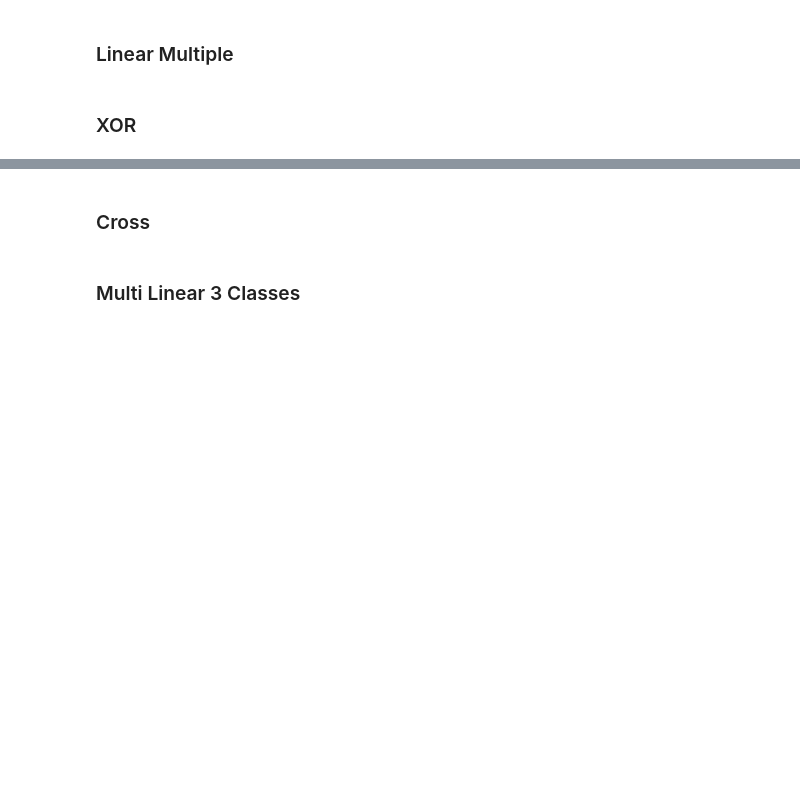
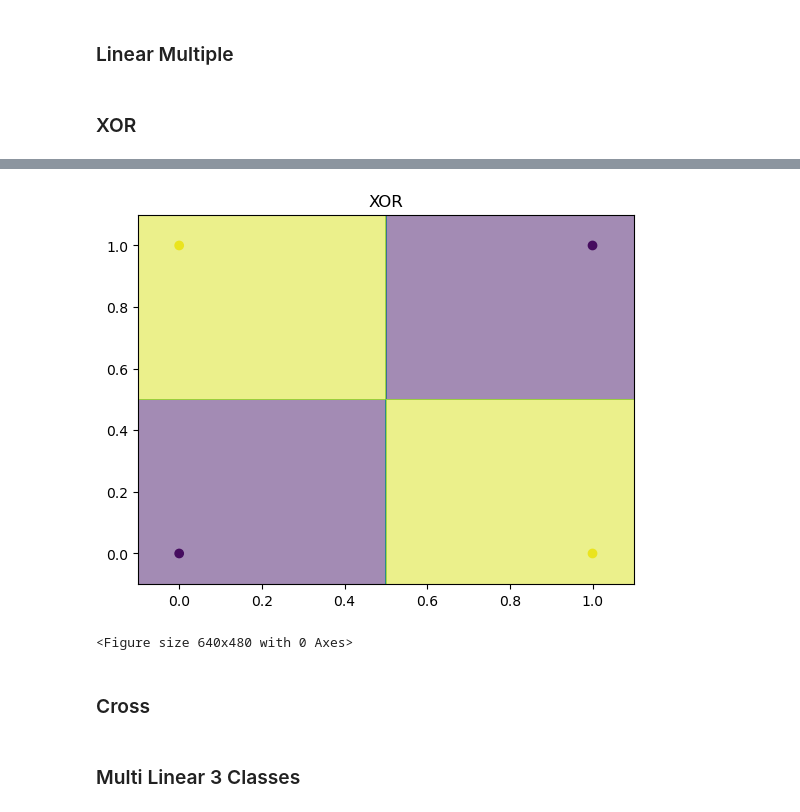
Before and after one commit to alia-team/ai, a Jupyter notebook: python/rbf.ipynb, the cells around one changed output, grey strips where cells are left out. Saved outputs shown, nothing was run; the diff lists cells and outputs as text; code cells hidden in the pictures; blank space fills up the shorter version.

```diff
--- a/python/rbf.ipynb
+++ b/python/rbf.ipynb
@@ -111,18 +119,21 @@ model: RBF = RBF(
 )
 # %%
 gamma: float = 0.1
-max_iterations: int = 1000
+max_iterations: int = 1
 model.fit(gamma, max_iterations)
 # %%
 plt.scatter([p[0] for p in training_dataset], [p[1] for p in training_dataset], c=[l[0] for l in labels])
-x = np.linspace(0, 1, 300)
-y = np.linspace(0, 1, 300)
+x = np.linspace(-0.1, 1.1, 300)
+y = np.linspace(-0.1, 1.1, 300)
 X, Y = np.meshgrid(x, y)
 Z = np.array([[1 if model.predict([x, y])[0]>0 else -1 for x in x] for y in y])
 plt.contourf(X, Y, Z, alpha=0.5)
 plt.title('XOR')
 plt.show()
 plt.clf()
+# %% [output]
+[figure, added]
+<Figure size 640x480 with 0 Axes>
 # %% [markdown]
 ### Cross
 # %%
```
Also changed, not shown: parts of 20 cells of this notebook.
